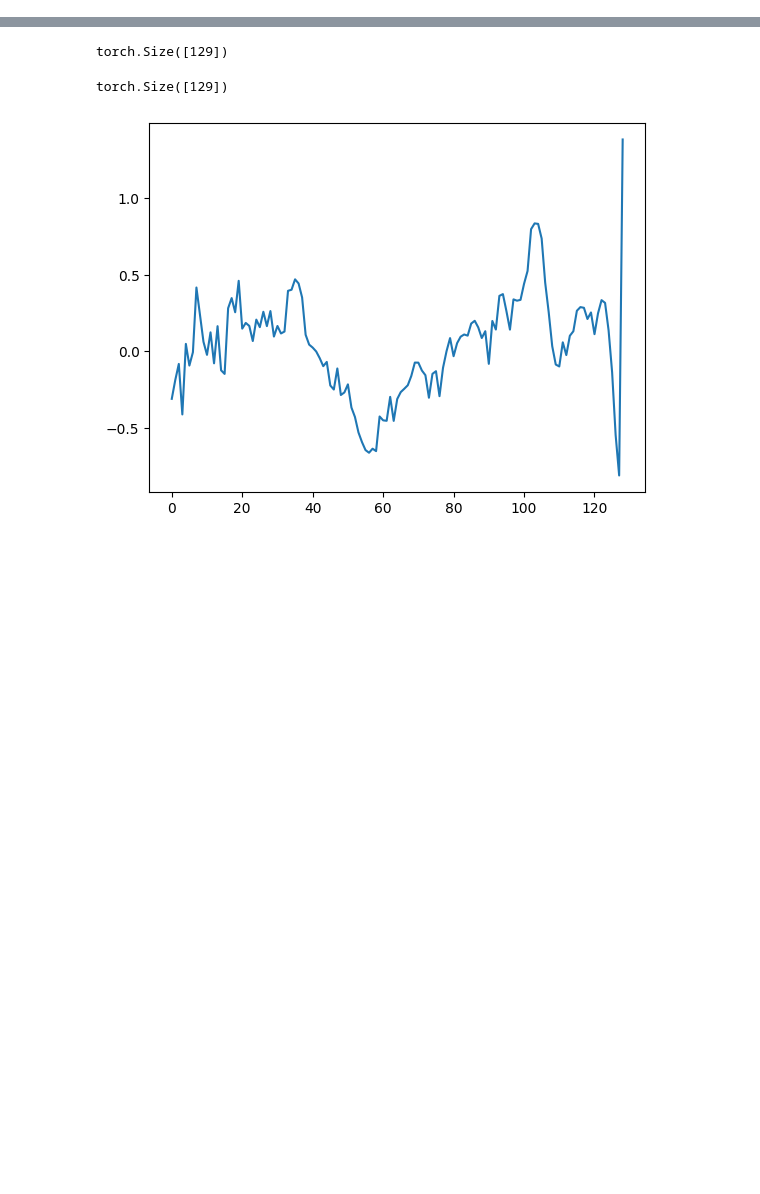
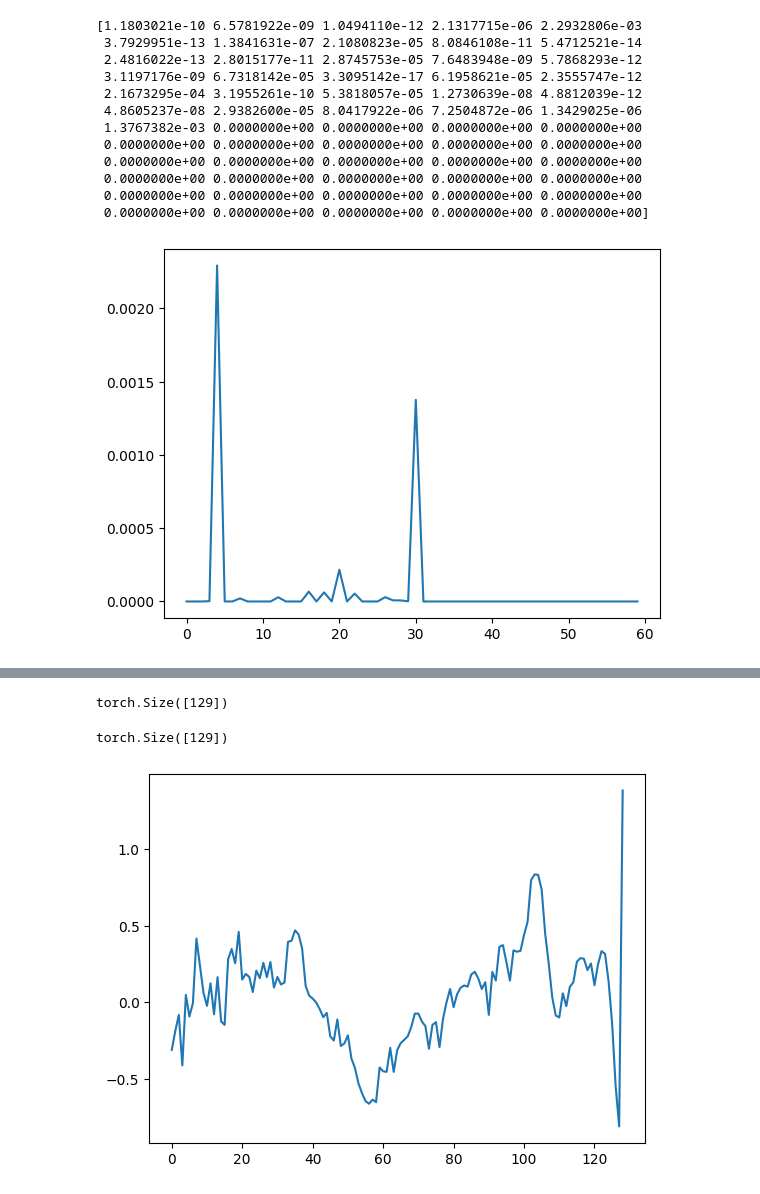
Before and after one commit to gatmiry/sort-llm, a Jupyter notebook: test-weights-tbyt-features.ipynb, the cells around one changed output, grey strips where cells are left out. Saved outputs shown, nothing was run; the diff lists cells and outputs as text; code cells hidden in the pictures; blank space fills up the shorter version.

```diff
--- a/test-weights-tbyt-features.ipynb
+++ b/test-weights-tbyt-features.ipynb
@@ -134,0 +168,21 @@ result is: tensor([[123,   6, 119, 105,   4,   4, 120,  86,  82,  79,  78,  78,
+# %%
+## show the attention itself
+#attn = model.transformer.h[0].c_attn(
+#    model.transformer.h[0].ln_1(model.transformer.wte(idx) + model.transformer.wpe(torch.arange(65).to(device))), return_attention=True)
+attn = model.transformer.h[0].c_attn.attn
+plt.plot(attn[0,0,35, :].detach().numpy())
+print(attn[0,0,35, 5:].detach().numpy())
+# %% [output]
+[1.1803021e-10 6.5781922e-09 1.0494110e-12 2.1317715e-06 2.2932806e-03
+ 3.7929951e-13 1.3841631e-07 2.1080823e-05 8.0846108e-11 5.4712521e-14
+ 2.4816022e-13 2.8015177e-11 2.8745753e-05 7.6483948e-09 5.7868293e-12
+ 3.1197176e-09 6.7318142e-05 3.3095142e-17 6.1958621e-05 2.3555747e-12
+ 2.1673295e-04 3.1955261e-10 5.3818057e-05 1.2730639e-08 4.8812039e-12
+ 4.8605237e-08 2.9382600e-05 8.0417922e-06 7.2504872e-06 1.3429025e-06
+ 1.3767382e-03 0.0000000e+00 0.0000000e+00 0.0000000e+00 0.0000000e+00
+ 0.0000000e+00 0.0000000e+00 0.0000000e+00 0.0000000e+00 0.0000000e+00
+ 0.0000000e+00 0.0000000e+00 0.0000000e+00 0.0000000e+00 0.0000000e+00
+ 0.0000000e+00 0.0000000e+00 0.0000000e+00 0.0000000e+00 0.0000000e+00
+ 0.0000000e+00 0.0000000e+00 0.0000000e+00 0.0000000e+00 0.0000000e+00
+ 0.0000000e+00 0.0000000e+00 0.0000000e+00 0.0000000e+00 0.0000000e+00]
+[figure, added]
```
Also changed, not shown: parts of 8 cells of this notebook, 3 other files.
